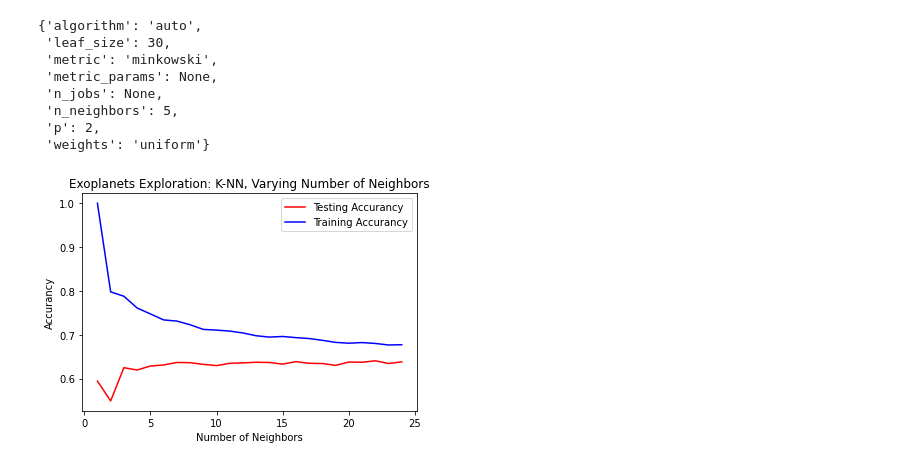
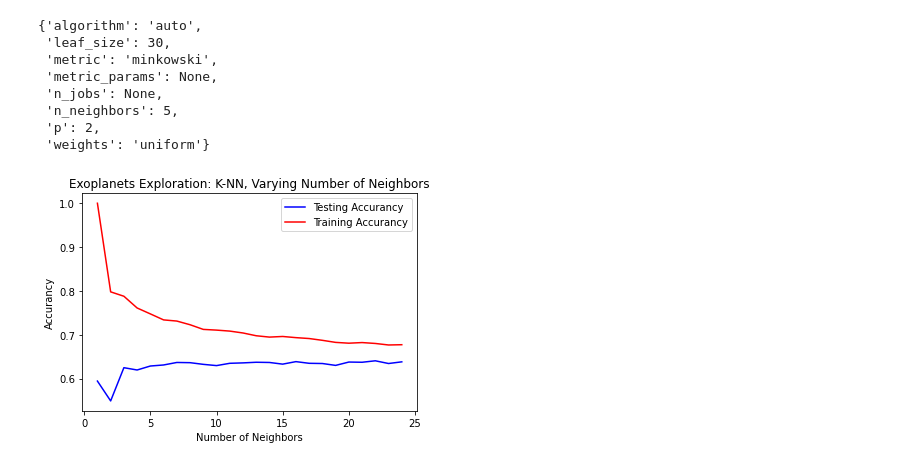
Before and after one commit to RaulMaya/Kepler-Telescope-Search, a Jupyter notebook: models/k_nearest_neighbors/knn_model.ipynb, the cells around one changed output. Saved outputs shown, nothing was run; the diff lists cells and outputs as text; code cells hidden in the pictures.

```diff
--- a/models/k_nearest_neighbors/knn_model.ipynb
+++ b/models/k_nearest_neighbors/knn_model.ipynb
@@ -104,25 +104,25 @@ knn.get_params()
 # %%
 import matplotlib.pyplot as plt
 
 neighbors = np.arange(1,25)
 train_accurancy = np.empty(len(neighbors))
 testing_accurancy = np.empty(len(neighbors))
 
 for index, v in enumerate(neighbors):
     knn = KNeighborsClassifier(n_neighbors = v)
     knn.fit(X_train, y_train)
     train_accurancy[index] = knn.score(X_train, y_train)
     testing_accurancy[index] = knn.score(X_test, y_test)
 
 plt.title('Exoplanets Exploration: K-NN, Varying Number of Neighbors')
-plt.plot(neighbors, testing_accurancy, label = 'Testing Accurancy', c = 'red')
-plt.plot(neighbors, train_accurancy, label = 'Training Accurancy', c ='blue')
+plt.plot(neighbors, testing_accurancy, label = 'Testing Accurancy', c = 'blue')
+plt.plot(neighbors, train_accurancy, label = 'Training Accurancy', c ='red')
 plt.legend()
 plt.xlabel('Number of Neighbors')
 plt.ylabel('Accurancy')
 plt.show()
 # %% [output]
-[figure, old version]
+[figure, new version]
 # %%
 steps = [('scaler', MinMaxScaler()),
          ('knn', knn)]
```
Also changed, not shown: parts of 12 cells of this notebook.
